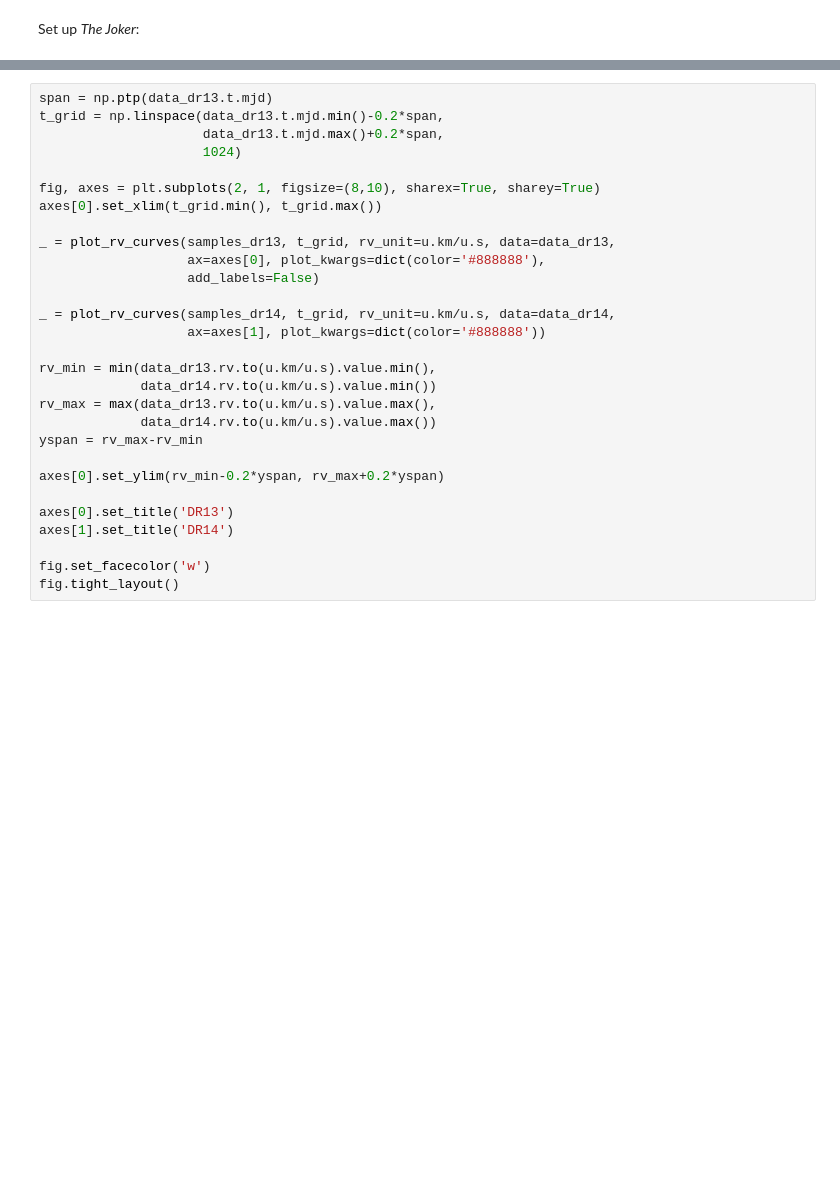
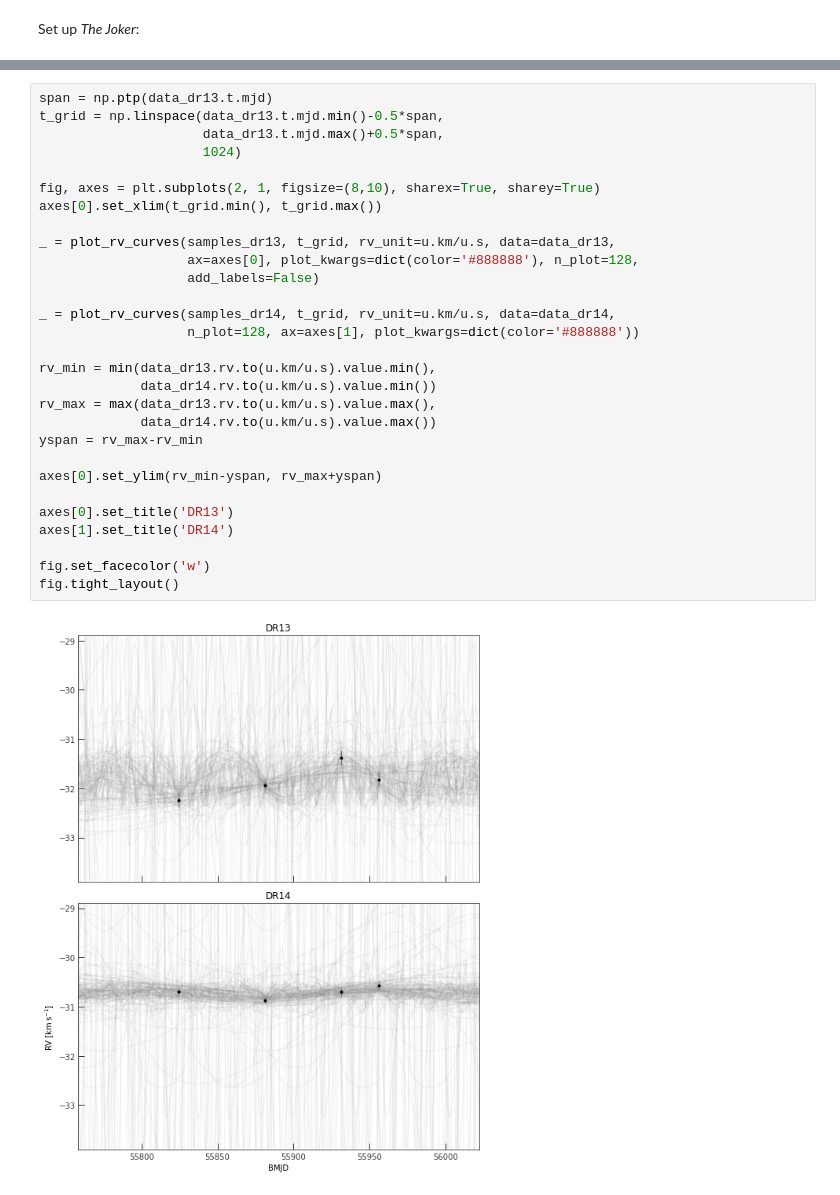
Before and after one commit to adrn/TwoFace, a Jupyter notebook: notebooks/TheJoker DR13-DR14-cluster.ipynb, the cells around one changed output, grey strips where cells are left out. Saved outputs shown, nothing was run; the diff lists cells and outputs as text; blank space fills up the shorter version.

```diff
--- a/notebooks/TheJoker DR13-DR14-cluster.ipynb
+++ b/notebooks/TheJoker DR13-DR14-cluster.ipynb
@@ -109,30 +138,32 @@ samples_dr14 = joker.iterative_rejection_sample(data_dr14, n_requested_samples=1
 # %%
 span = np.ptp(data_dr13.t.mjd)
-t_grid = np.linspace(data_dr13.t.mjd.min()-0.2*span,
-                     data_dr13.t.mjd.max()+0.2*span,
+t_grid = np.linspace(data_dr13.t.mjd.min()-0.5*span,
+                     data_dr13.t.mjd.max()+0.5*span,
                      1024)
 
 fig, axes = plt.subplots(2, 1, figsize=(8,10), sharex=True, sharey=True)
 axes[0].set_xlim(t_grid.min(), t_grid.max())
 
 _ = plot_rv_curves(samples_dr13, t_grid, rv_unit=u.km/u.s, data=data_dr13,
-                   ax=axes[0], plot_kwargs=dict(color='#888888'),
+                   ax=axes[0], plot_kwargs=dict(color='#888888'), n_plot=128,
                    add_labels=False)
 
 _ = plot_rv_curves(samples_dr14, t_grid, rv_unit=u.km/u.s, data=data_dr14,
-                   ax=axes[1], plot_kwargs=dict(color='#888888'))
+                   n_plot=128, ax=axes[1], plot_kwargs=dict(color='#888888'))
 
 rv_min = min(data_dr13.rv.to(u.km/u.s).value.min(),
              data_dr14.rv.to(u.km/u.s).value.min())
 rv_max = max(data_dr13.rv.to(u.km/u.s).value.max(),
              data_dr14.rv.to(u.km/u.s).value.max())
 yspan = rv_max-rv_min
 
-axes[0].set_ylim(rv_min-0.2*yspan, rv_max+0.2*yspan)
+axes[0].set_ylim(rv_min-yspan, rv_max+yspan)
 
 axes[0].set_title('DR13')
 axes[1].set_title('DR14')
 
 fig.set_facecolor('w')
 fig.tight_layout()
+# %% [output]
+[figure, added]
 # %%
```
Also changed, not shown: parts of 22 cells of this notebook.
